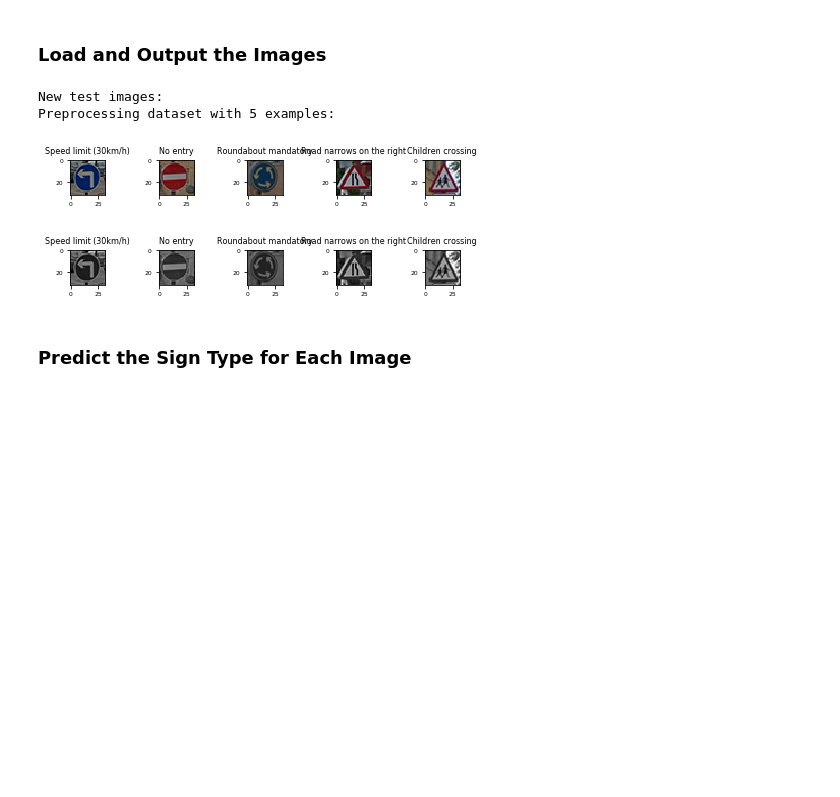
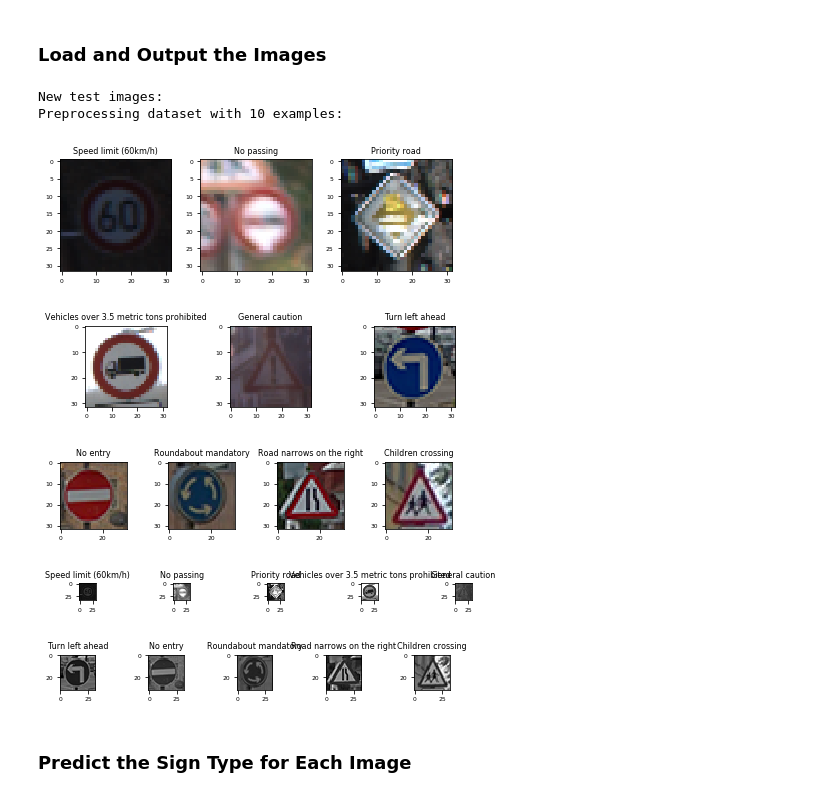
Before and after one commit to zacharyz/sdc-p2, a Jupyter notebook: Traffic_Sign_Classifier.ipynb, the cells around one changed output. Drawn from its saved outputs; the diff is of its cells as text; code cells hidden in the pictures; blank space fills up the shorter version.

```diff
--- a/Traffic_Sign_Classifier.ipynb
+++ b/Traffic_Sign_Classifier.ipynb
@@ -474,7 +474,7 @@ def evaluate(X_data, y_data):
 ### Train your model here.
 ### Feel free to use as many code cells as needed.
 
-RESTORE = False
+RESTORE = True
 EPOCHS = 50
 BATCH_SIZE = 128
 
@@ -565,7 +565,12 @@ def read_image_rgb(file):
     srcBGR = cv2.imread(file)
     return cv2.cvtColor(srcBGR, cv2.COLOR_BGR2RGB)
 
-new_images_set = [['test-images/example_00010.png', 1],
+new_images_set = [['test-images/ex-3.png', 3],
+                  ['test-images/ex-9.png', 9],
+                  ['test-images/ex-12.png', 12],
+                  ['test-images/ex-16.png', 16],
+                  ['test-images/ex-18.png', 18],
+                  ['test-images/example_00010.png', 34],
                   ['test-images/example_00014.png', 17],
                   ['test-images/example_00029.png', 40],
                   ['test-images/example_00034.png', 24],
@@ -573,44 +578,61 @@ new_images_set = [['test-images/example_00010.png', 1],
                  ]
 
 n_new_images = len(new_images_set)
+my_labels = [3, 9, 12, 16, 18, 34, 17, 40, 24, 28]
 
 X_test_new = np.ndarray((n_new_images, 32, 32, 3), dtype=np.uint8)
 y_test_new = np.zeros((n_new_images), dtype=y_test.dtype)
 
 new_images = X_test_new
 
 # load samples
 for i, im, in enumerate(new_images_set):
     n_class = im[1]
     X_test_new [i] = read_image_rgb(im[0])
     y_test_new [i] = n_class
 
 # display samples
 def display_sample(ax, index):
     ax.set_title(sign_names[int(y_test_new[index])], fontsize=8)
     ax.tick_params(axis='both', which='major', labelsize=6)
     ax.imshow(X_test_new[index])
 
-fig, (ax1, ax2, ax3, ax4, ax5) = pyplot.subplots(nrows=1, ncols=5)
+fig, (ax1, ax2, ax3) = pyplot.subplots(nrows=1, ncols=3)
 
 display_sample(ax1, 0)
 display_sample(ax2, 1)
 display_sample(ax3, 2)
+
+
+pyplot.tight_layout()
+fig, (ax4, ax5, ax6) = pyplot.subplots(nrows=1, ncols=3)
 display_sample(ax4, 3)
 display_sample(ax5, 4)
+display_sample(ax6, 5)
 
 pyplot.tight_layout()
 
-X_test_new, _ = np.array(preprocess(X_test_new))
+pyplot.tight_layout()
+fig, (ax7, ax8, ax9, ax10) = pyplot.subplots(nrows=1, ncols=4)
+display_sample(ax7, 6)
+display_sample(ax8, 7)
+display_sample(ax9, 8)
+display_sample(ax10, 9)
+
+pyplot.tight_layout()
+
+X_test_new_processed, _ = np.array(preprocess(X_test_new))
 # %% [output]
 New test images:
-Preprocessing dataset with 5 examples:
+Preprocessing dataset with 10 examples:
-[figure, old version]
+[figure, new version]
+[figure, added]
+[figure, added]
 # %%
 def display_sample(ax, index):
     ax.set_title(sign_names[int(y_test_new[index])], fontsize=8)
     ax.tick_params(axis='both', which='major', labelsize=6)
-    gr = np.squeeze(X_test_new[index], axis=2)
+    gr = np.squeeze(X_test_new_processed[index], axis=2)
     ax.imshow(np.dstack((gr,gr,gr)))
 
 # Preprocessed samples
@@ -623,8 +645,19 @@ display_sample(ax4, 3)
 display_sample(ax5, 4)
 
 pyplot.tight_layout()
+
+fig, (ax1, ax2, ax3, ax4, ax5) = pyplot.subplots(nrows=1, ncols=3)
+
+display_sample(ax1, 5)
+display_sample(ax2, 6)
+display_sample(ax3, 7)
+display_sample(ax4, 8)
+display_sample(ax5, 9)
+
+pyplot.tight_layout()
 # %% [output]
-[figure, old version]
+[figure, new version]
+[figure, added]
 # %% [markdown]
 ### Predict the Sign Type for Each Image
 # %%
```
Also changed, not shown: parts of 8 cells of this notebook, 21 other files.
